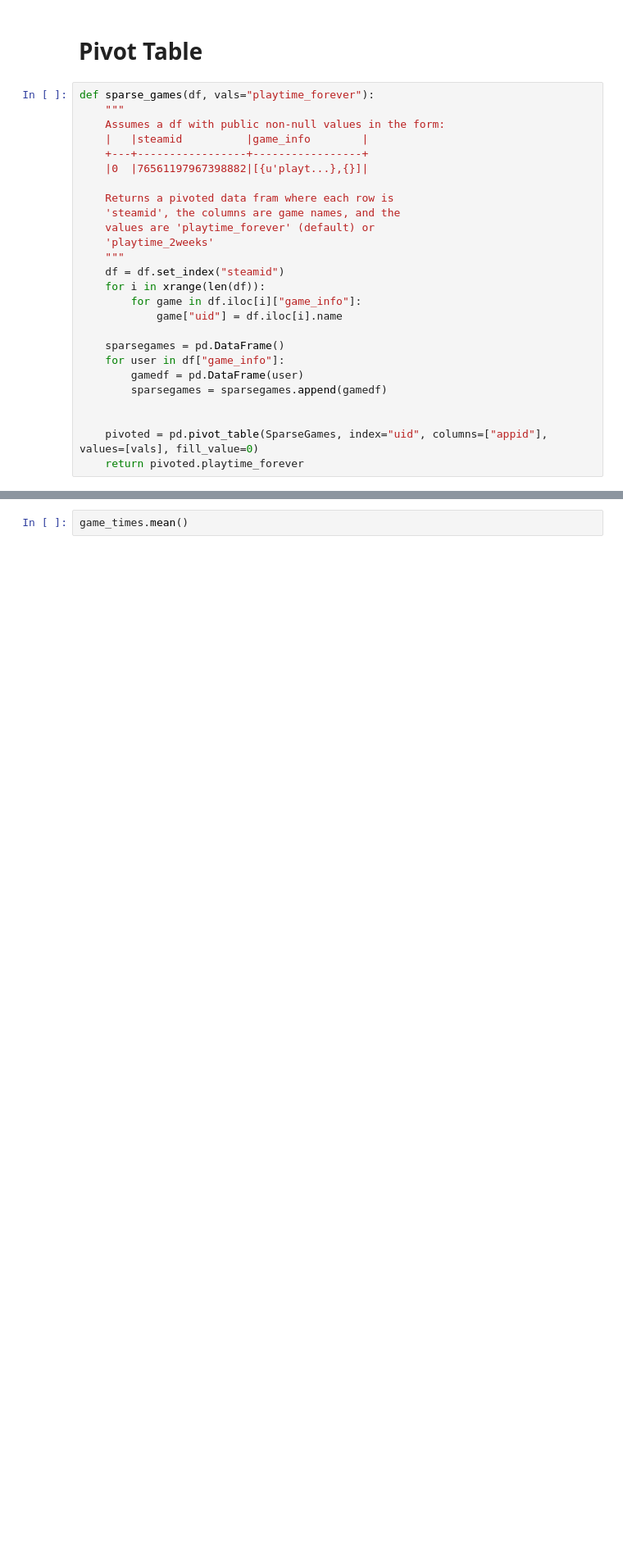
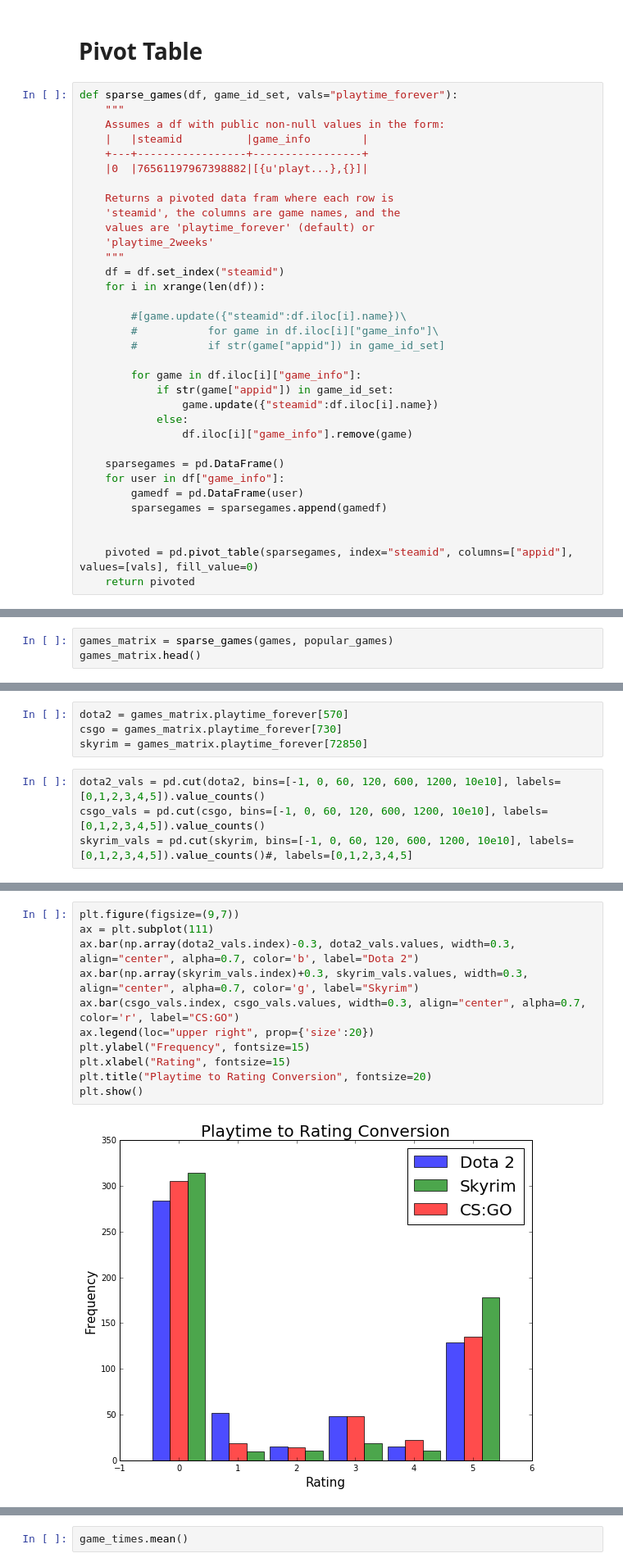
Before and after one commit to johnnysand7/steam-study, a Jupyter notebook: script/EDA/ReadFromMongoDB.ipynb, the cells around one changed output, grey strips where cells are left out. Shown at 82% size. Saved outputs shown, nothing was run; the diff lists cells and outputs as text; blank space fills up the shorter version.

```diff
--- a/script/EDA/ReadFromMongoDB.ipynb
+++ b/script/EDA/ReadFromMongoDB.ipynb
@@ -146,7 +202,7 @@ pub_games[np.array(map(lambda x: len(x), pub_games["game_info"])) == 1]
 # %% [markdown]
 # Pivot Table
 # %%
-def sparse_games(df, vals="playtime_forever"):
+def sparse_games(df, game_id_set, vals="playtime_forever"):
     """
     Assumes a df with public non-null values in the form:
     |   |steamid          |game_info        |
@@ -160,8 +216,16 @@ def sparse_games(df, vals="playtime_forever"):
     """
     df = df.set_index("steamid")
     for i in xrange(len(df)):
+
+        #[game.update({"steamid":df.iloc[i].name})\
+        #           for game in df.iloc[i]["game_info"]\
+        #           if str(game["appid"]) in game_id_set]
+
         for game in df.iloc[i]["game_info"]:
-            game["uid"] = df.iloc[i].name
+            if str(game["appid"]) in game_id_set:
+                game.update({"steamid":df.iloc[i].name})
+            else:
+                df.iloc[i]["game_info"].remove(game)
 
     sparsegames = pd.DataFrame()
     for user in df["game_info"]:
@@ -169,5 +233,5 @@ def sparse_games(df, vals="playtime_forever"):
         sparsegames = sparsegames.append(gamedf)
 
 
-    pivoted = pd.pivot_table(SparseGames, index="uid", columns=["appid"], values=[vals], fill_value=0)
-    return pivoted.playtime_forever
+    pivoted = pd.pivot_table(sparsegames, index="steamid", columns=["appid"], values=[vals], fill_value=0)
+    return pivoted
@@ -182,0 +238,3 @@ memory usage: 40.5+ KB
+# %%
+games_matrix = sparse_games(games, popular_games)
+games_matrix.head()
@@ -182,0 +266,8 @@ memory usage: 40.5+ KB
+# %%
+dota2 = games_matrix.playtime_forever[570]
+csgo = games_matrix.playtime_forever[730]
+skyrim = games_matrix.playtime_forever[72850]
+# %%
+dota2_vals = pd.cut(dota2, bins=[-1, 0, 60, 120, 600, 1200, 10e10], labels=[0,1,2,3,4,5]).value_counts()
+csgo_vals = pd.cut(csgo, bins=[-1, 0, 60, 120, 600, 1200, 10e10], labels=[0,1,2,3,4,5]).value_counts()
+skyrim_vals = pd.cut(skyrim, bins=[-1, 0, 60, 120, 600, 1200, 10e10], labels=[0,1,2,3,4,5]).value_counts()#, labels=[0,1,2,3,4,5]
@@ -182,0 +278,13 @@ memory usage: 40.5+ KB
+# %%
+plt.figure(figsize=(9,7))
+ax = plt.subplot(111)
+ax.bar(np.array(dota2_vals.index)-0.3, dota2_vals.values, width=0.3, align="center", alpha=0.7, color='b', label="Dota 2")
+ax.bar(np.array(skyrim_vals.index)+0.3, skyrim_vals.values, width=0.3, align="center", alpha=0.7, color='g', label="Skyrim")
+ax.bar(csgo_vals.index, csgo_vals.values, width=0.3, align="center", alpha=0.7, color='r', label="CS:GO")
+ax.legend(loc="upper right", prop={'size':20})
+plt.ylabel("Frequency", fontsize=15)
+plt.xlabel("Rating", fontsize=15)
+plt.title("Playtime to Rating Conversion", fontsize=20)
+plt.show()
+# %% [output]
+[figure, added]
```
Also changed, not shown: parts of 47 cells of this notebook.
